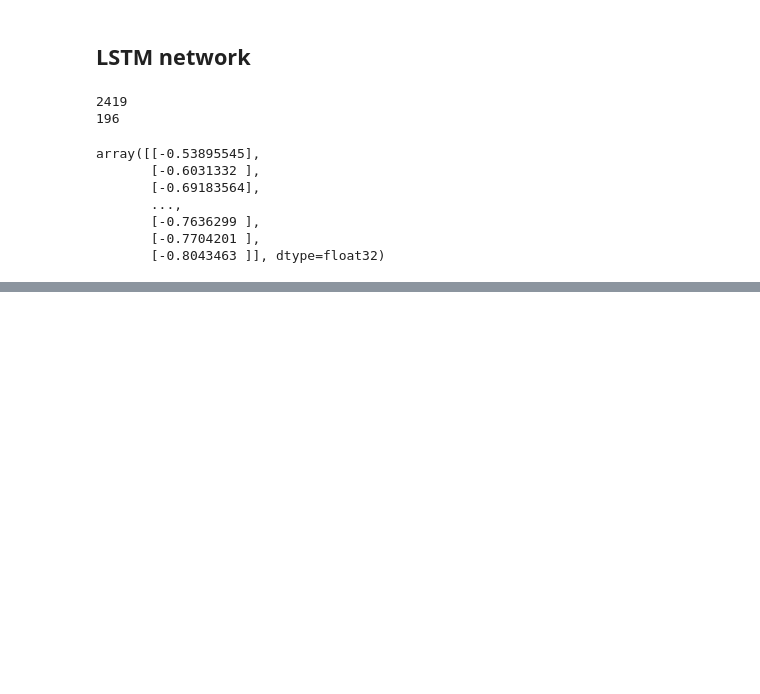
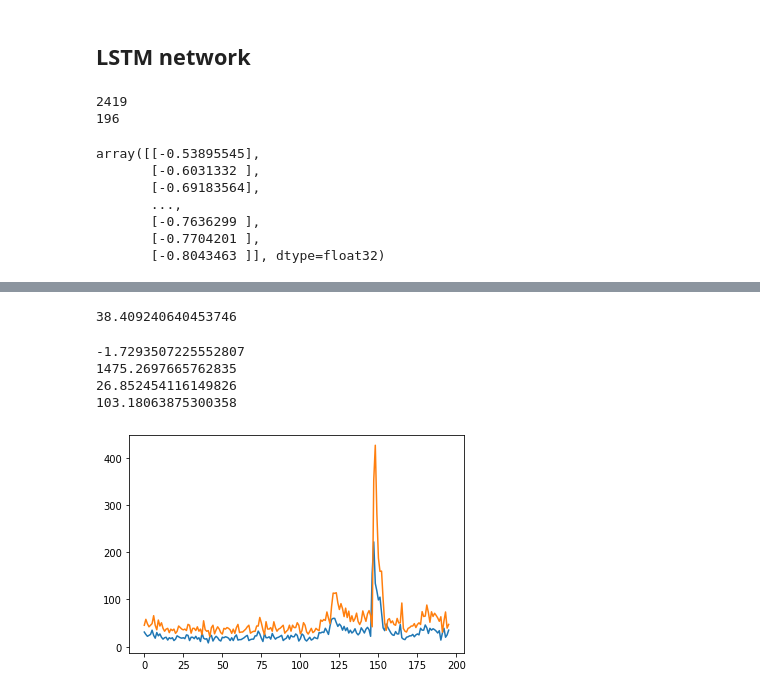
Before and after one commit to Moses-Lin/projectzomboidtimeseries, a Jupyter notebook: Time Series.ipynb, the cells around one changed output, grey strips where cells are left out. Saved outputs shown, nothing was run; the diff lists cells and outputs as text; code cells hidden in the pictures; blank space fills up the shorter version.

Commit message:
metrics obtained for LSTM

```diff
--- a/Time Series.ipynb
+++ b/Time Series.ipynb
@@ -957,3 +957,30 @@ array([[-0.53895545],
        [-0.7636299 ],
        [-0.7704201 ],
        [-0.8043463 ]], dtype=float32)
+# %%
+def inverse_difference(history, yhat, interval=1):
+	return yhat + history[-interval]
+
+def invert_scale(scaler, X, value):
+	new_row = [x for x in X] + [value]
+	array = numpy.array(new_row)
+	array = array.reshape(1, len(array))
+	inverted = scaler.inverse_transform(array)
+	return inverted[0, -1]
+# %%
+import numpy
+
+# walk-forward validation on the test data
+predictions = list()
+for i in range(len(test_scaled)):
+	# make one-step forecast
+	X, y = test_scaled[i, 0:-1], test_scaled[i, -1]
+	yhat = forecast_lstm(lstm_model, 1, X)
+	# invert scaling
+	yhat = invert_scale(scaler, X, yhat)
+	# invert differencing
+	yhat = inverse_difference(raw_values, yhat, len(test_scaled)+1-i)
+	# store forecast
+	predictions.append(yhat)
+	expected = raw_values[len(train) + i + 1]
+	print('Day=%d, Predicted=%f, Expected=%f' % (i+1, yhat, expected))
@@ -959,0 +1006,31 @@ array([[-0.53895545],
+# %%
+from math import sqrt
+
+rmse = sqrt(mean_squared_error(raw_values[-196:], predictions))
+rmse
+# %% [output]
+38.409240640453746
+# %%
+print(r2_score(y_true=raw_values[-196:],
+               y_pred=predictions))
+
+print(mean_squared_error(y_true=raw_values[-196:],
+                         y_pred=predictions))
+
+print(mean_absolute_error(y_true=raw_values[-196:],
+                         y_pred=predictions))
+
+print(mean_absolute_percentage_error(y_true=raw_values[-196:],
+                         y_pred=predictions))
+# %% [output]
+-1.7293507225552807
+1475.2697665762835
+26.852454116149826
+103.18063875300358
+# %%
+pyplot.plot()
+pyplot.plot(raw_values[-196:])
+pyplot.plot(predictions)
+pyplot.show()
+# %% [output]
+[figure, added]
```
Also changed, not shown: parts of 1 cell of this notebook.
